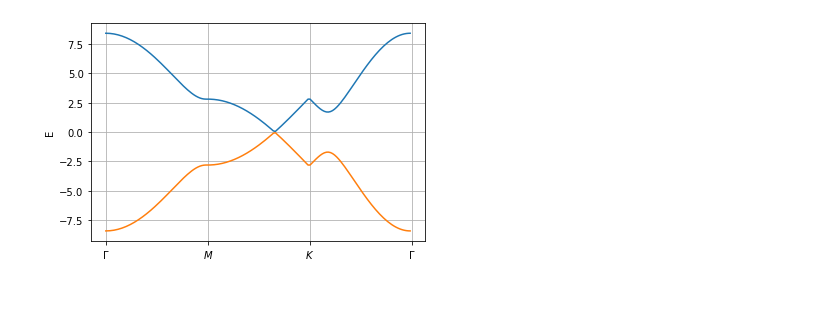
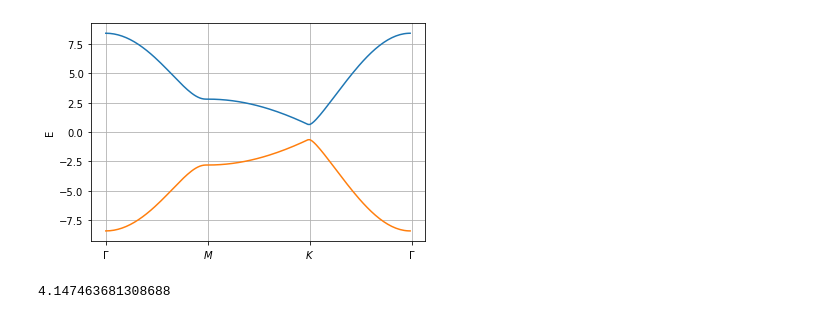
Before and after one commit to franklinzppa/electronic-structure, a Jupyter notebook: graphene/graphene.ipynb, the cells around one changed output. Drawn from its saved outputs; the diff is of its cells as text; code cells hidden in the pictures.

```diff
--- a/graphene/graphene.ipynb
+++ b/graphene/graphene.ipynb
@@ -26,17 +26,28 @@ plt.show()
 # %%
 %matplotlib inline
 
+G = [0, 0]
+M = [0, 2*np.pi*np.sqrt(3)/(3*a)]
+#K =
+
 s_1 = (0, np.linspace(0, 2*np.pi*np.sqrt(3)/3*a))
-s_2 = (np.linspace(0, np.pi/a), 2*np.pi*np.sqrt(3)/3*a)
-s_3 = (np.linspace(np.pi/a, 0), np.linspace(2*np.pi*np.sqrt(3)/3*a, 0))
+s_2 = (np.linspace(0, np.pi*np.sqrt(3)/3), 2*np.pi*np.sqrt(3)/3*a)
+s_3 = (np.linspace(np.pi*np.sqrt(3)/3, 0), np.linspace(2*np.pi*np.sqrt(3)/3*a, 0))
 
 E_cut = np.hstack((E(s_1[0], s_1[1]), E(s_2[0], s_2[1]), E(s_3[0], s_3[1])))
 
 plt.plot(E_cut)
 plt.plot(-E_cut)
 plt.ylabel('E')
 plt.xticks([0, 50, 100, 150], ['$\Gamma$', '$M$', '$K$', '$\Gamma$'])
 plt.grid()
 plt.show()
 # %% [output]
-[figure, old version]
+[figure, new version]
+# %%
+Kx = 2*np.pi*np.sqrt(3)/3
+Ky = 2*np.pi*np.sqrt(3)/3
+
+E(Kx, Ky)
+# %% [output]
+4.147463681308688
```
